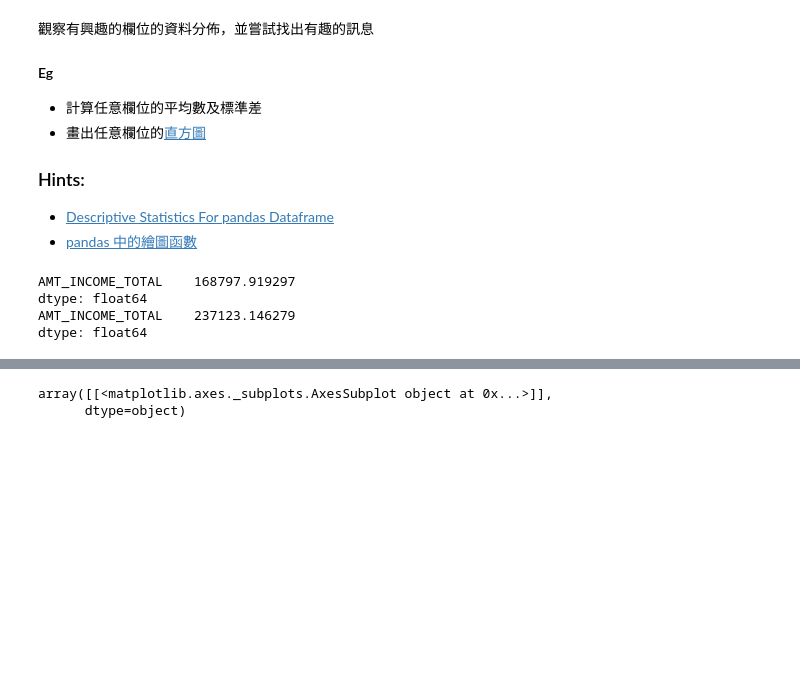
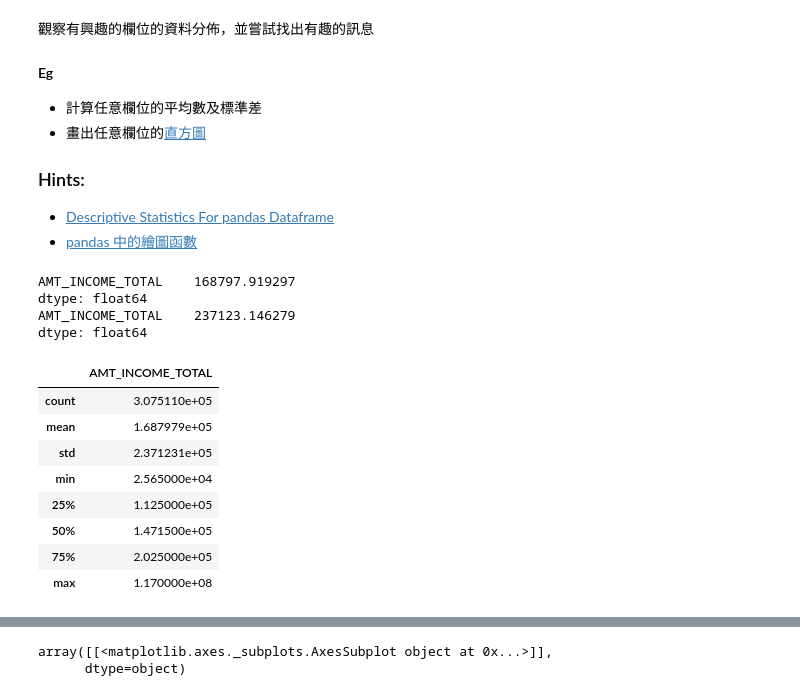
Before and after one commit to Julian-Chu/2nd-ML100Days, a Jupyter notebook: Day_005_HW.ipynb, the cells around one changed output, grey strips where cells are left out. Saved outputs shown, nothing was run; the diff lists cells and outputs as text; code cells hidden in the pictures; blank space fills up the shorter version.

```diff
--- a/Day_005_HW.ipynb
+++ b/Day_005_HW.ipynb
@@ -34,3 +34,15 @@ AMT_INCOME_TOTAL    168797.919297
 dtype: float64
 AMT_INCOME_TOTAL    237123.146279
 dtype: float64
+# %%
+subtrain.describe()
+# %% [output]
+|  | AMT_INCOME_TOTAL |
+| count | 3.075110e+05 |
+| mean | 1.687979e+05 |
+| std | 2.371231e+05 |
+| min | 2.565000e+04 |
+| 25% | 1.125000e+05 |
+| 50% | 1.471500e+05 |
+| 75% | 2.025000e+05 |
+| max | 1.170000e+08 |
```
Also changed, not shown: parts of 2 cells of this notebook, 3 other files.
